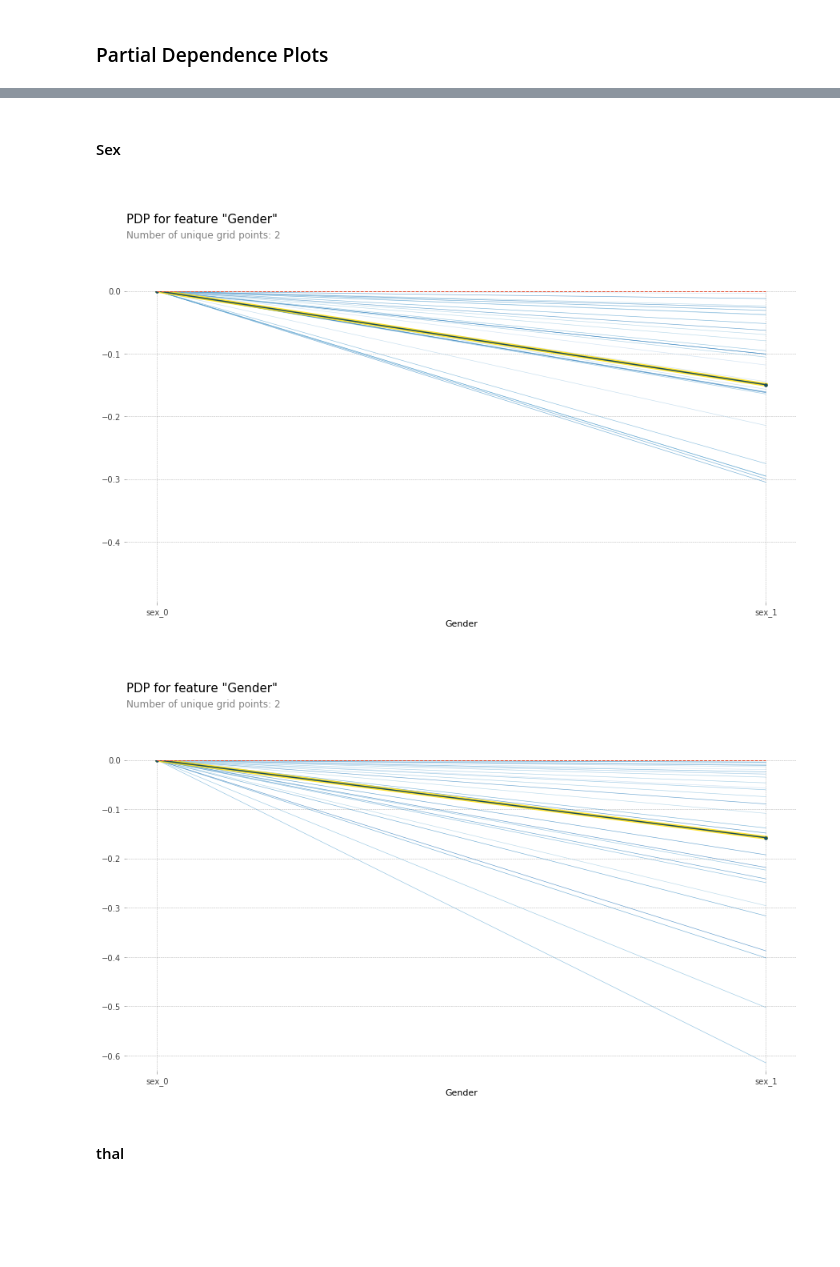
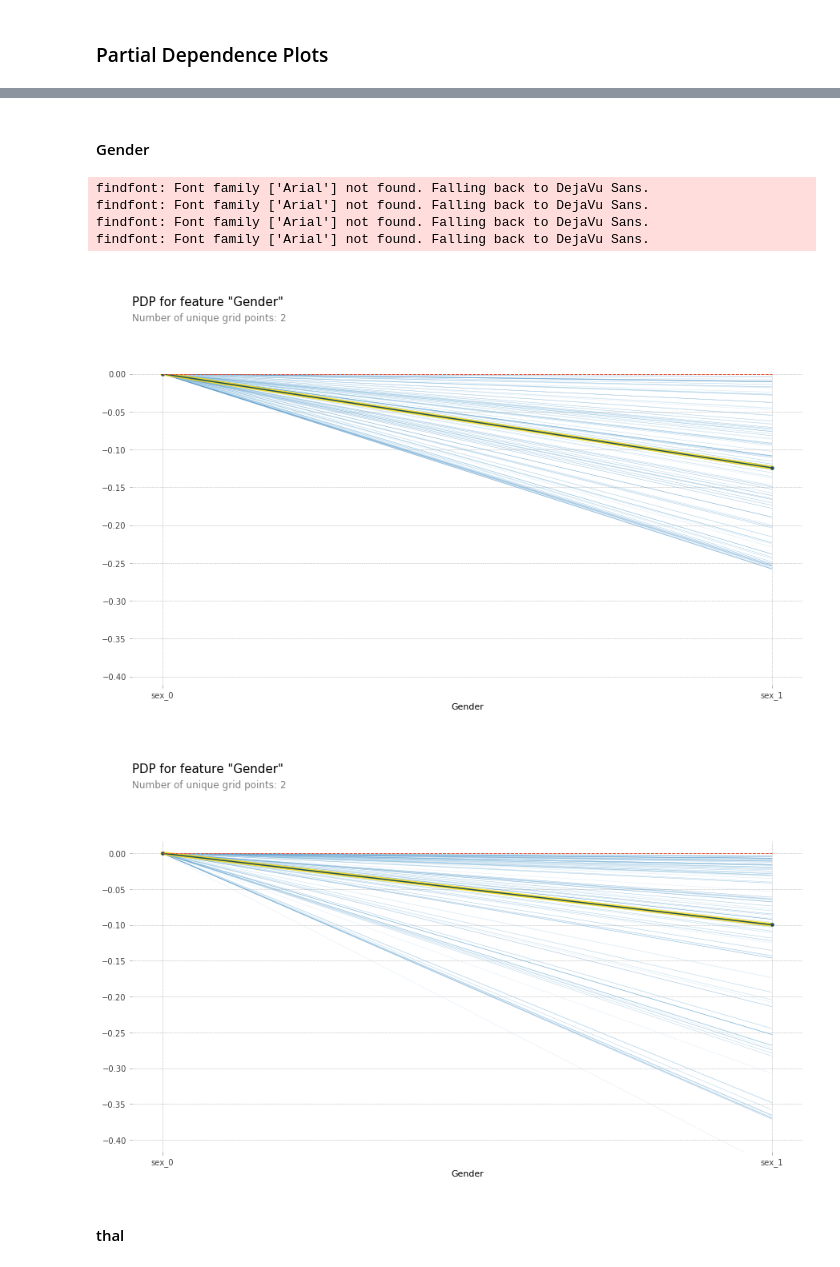
Before and after one commit to TannerGilbert/Model-Interpretation, a Jupyter notebook: heart-disease-analysis.ipynb, the cells around one changed output, grey strips where cells are left out. Drawn from its saved outputs; the diff is of its cells as text; code cells hidden in the pictures; blank space fills up the shorter version.

Commit message:
Updated model interpretation notebooks
Signed-off-by: TannerGilbert <gilberttanner.work@gmail.com>

```diff
--- a/heart-disease-analysis.ipynb
+++ b/heart-disease-analysis.ipynb
@@ -37,5 +62,5 @@ path = "data/"
 # %%
-df = pd.read_csv(path+'heart.csv')
+df = pd.read_csv('heart.csv')
 df.head()
 # %% [output]
 |  | age | sex | cp | trestbps | chol | fbs | restecg | thalach | exang | oldpeak | slope | ... |
@@ -620,21 +653,25 @@ y_train = df['target']
 
 X_train, X_test, y_train, y_test = train_test_split(train ,y_train , test_size=0.2, random_state=1)
 # %% [markdown]
-#### Sex
+#### Gender
 # %%
-pdp_sex = pdp.pdp_isolate(model=lr, dataset=X_test, model_features=feature_names, feature='sex')
+pdp_gender = pdp.pdp_isolate(model=lr, dataset=X_test, model_features=feature_names, feature='sex')
 
-pdp.pdp_plot(pdp_sex, 'Gender', plot_lines=True, frac_to_plot=0.5)
+pdp.pdp_plot(pdp_gender, 'Gender', plot_lines=True, frac_to_plot=0.5)
 plt.show()
 # %% [output]
+findfont: Font family ['Arial'] not found. Falling back to DejaVu Sans.
+findfont: Font family ['Arial'] not found. Falling back to DejaVu Sans.
+findfont: Font family ['Arial'] not found. Falling back to DejaVu Sans.
+findfont: Font family ['Arial'] not found. Falling back to DejaVu Sans.
-[figure, old version]
+[figure, new version]
 # %%
-pdp_sex = pdp.pdp_isolate(model=lgb_model, dataset=X_test, model_features=feature_names, feature='sex')
+pdp_gender = pdp.pdp_isolate(model=lgb_model, dataset=X_test, model_features=feature_names, feature='sex')
 
-pdp.pdp_plot(pdp_sex, 'Gender', plot_lines=True, frac_to_plot=0.5)
+pdp.pdp_plot(pdp_gender, 'Gender', plot_lines=True, frac_to_plot=0.5)
 plt.show()
 # %% [output]
-[figure, old version]
+[figure, new version]
 # %% [markdown]
 #### thal
 # %%
```
Also changed, not shown: parts of 63 cells of this notebook, 13 other files.
